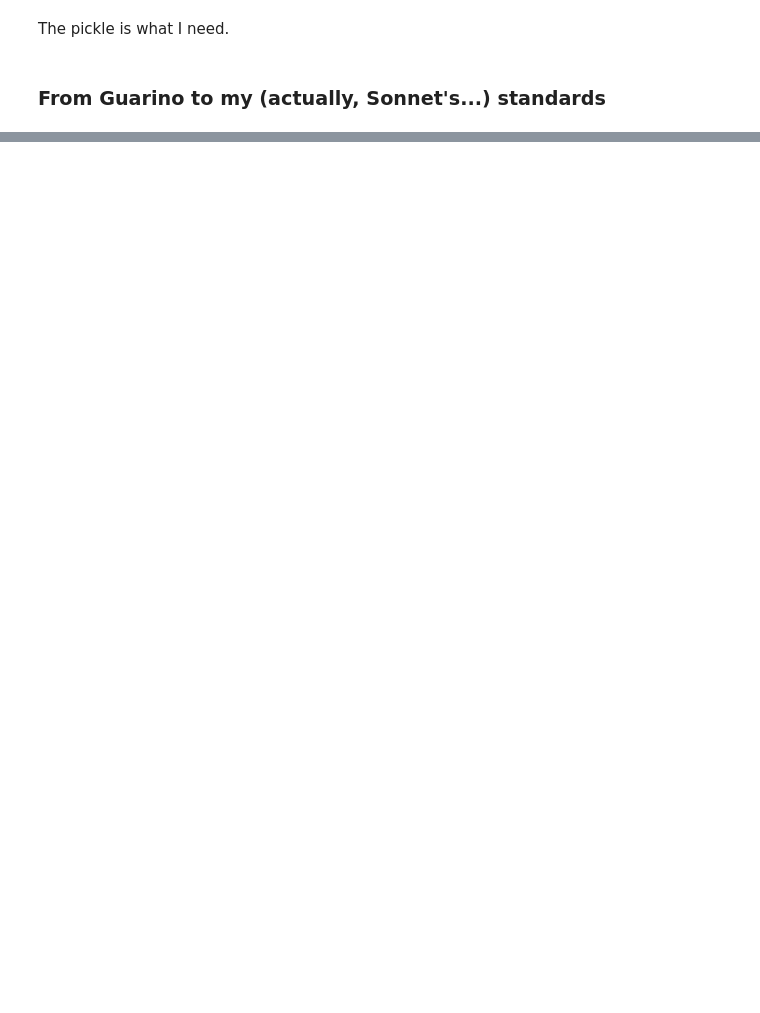
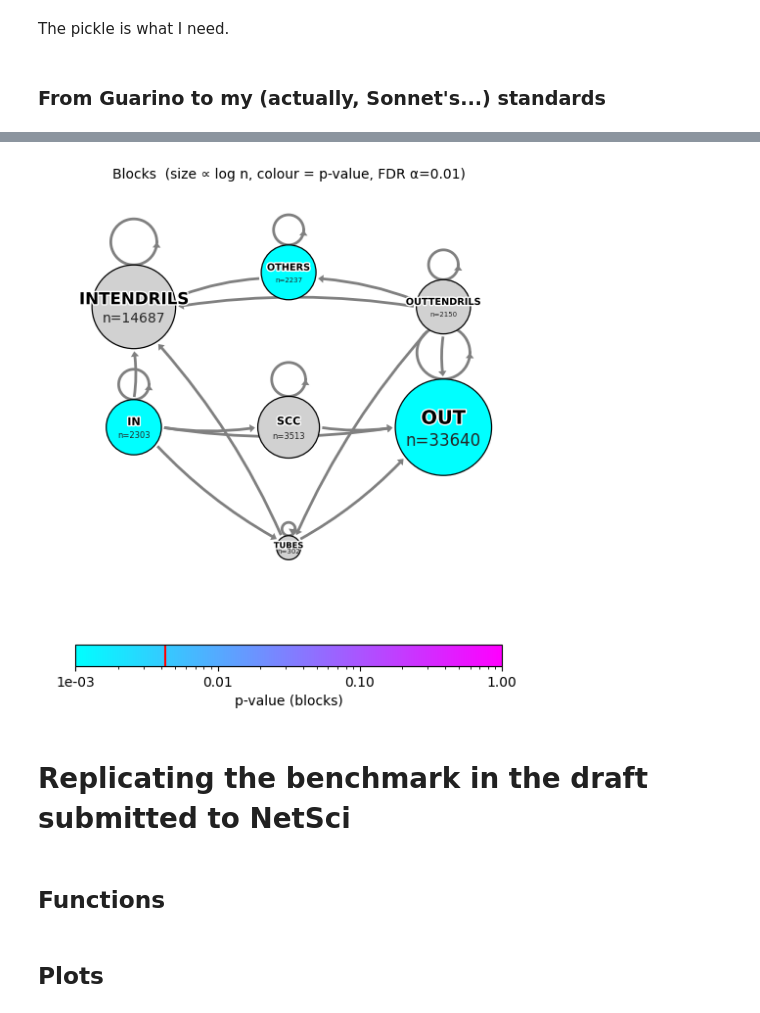
Before and after one commit to fabiosaracco/bowtie2, a Jupyter notebook: 0_3_bipartite_bowtie.ipynb, the cells around one changed output, grey strips where cells are left out. Saved outputs shown, nothing was run; the diff lists cells and outputs as text; code cells hidden in the pictures; blank space fills up the shorter version.

```diff
--- a/0_3_bipartite_bowtie.ipynb
+++ b/0_3_bipartite_bowtie.ipynb
@@ -130,0 +184,16 @@ for i, name in enumerate(header):
+# %%
+right_tailed_blocks={}
+for key, item in block_dict_bipartite.items():
+    right_tailed_blocks[key] = item
+    if item['tail'] == 'right':
+        right_tailed_blocks[key]['p_value'] *=2
+    else:
+        right_tailed_blocks[key]['p_value']=1.
+plot_bowtie_blocks(right_tailed_blocks, flux_dict_0, 0.01)
+plt.show()
+# %% [output]
+[figure, added]
+# %% [markdown]
+# Replicating the benchmark in the draft submitted to NetSci
+# %% [markdown]
+## Functions
@@ -130,0 +245,2 @@ for i, name in enumerate(header):
+# %% [markdown]
+## Plots
```
Also changed, not shown: parts of 23 cells of this notebook, 2 other files.
